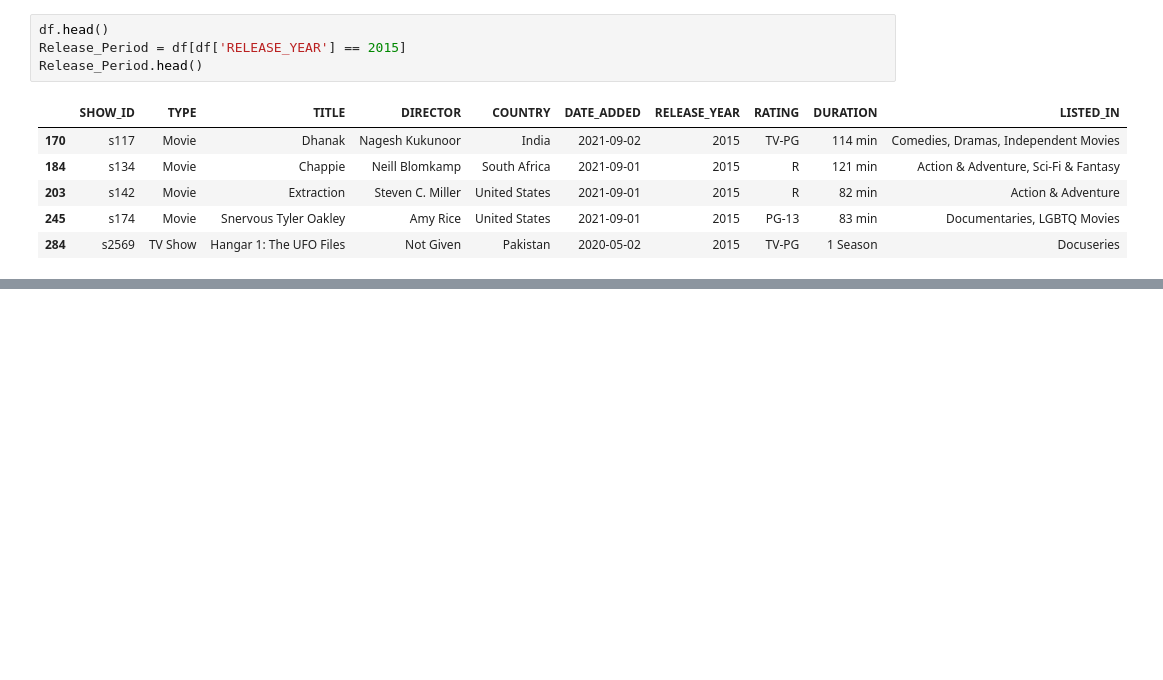
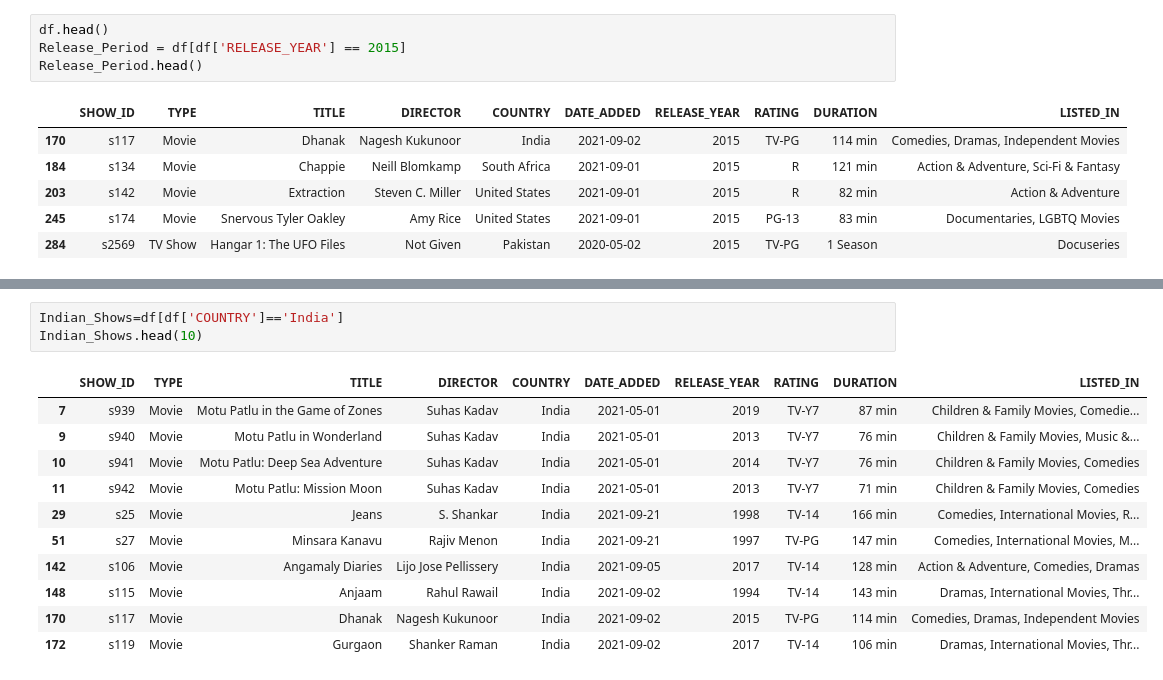
Before and after one commit to ShlokGadhave/Netflix, a Jupyter notebook: main.ipynb, the cells around one changed output, grey strips where cells are left out. Saved outputs shown, nothing was run; the diff lists cells and outputs as text; blank space fills up the shorter version.

```diff
--- a/main.ipynb
+++ b/main.ipynb
@@ -209,0 +225,15 @@ Release_Period.head()
+# %%
+Indian_Shows=df[df['COUNTRY']=='India']
+Indian_Shows.head(10)
+# %% [output]
+|  | SHOW_ID | TYPE | TITLE | DIRECTOR | COUNTRY | DATE_ADDED | RELEASE_YEAR | RATING | DURATION | LISTED_IN |
+| 7 | s939 | Movie | Motu Patlu in the Game of Zones | Suhas Kadav | India | 2021-05-01 | 2019 | TV-Y7 | 87 min | Children & Family Movies, Comedie... |
+| 9 | s940 | Movie | Motu Patlu in Wonderland | Suhas Kadav | India | 2021-05-01 | 2013 | TV-Y7 | 76 min | Children & Family Movies, Music &... |
+| 10 | s941 | Movie | Motu Patlu: Deep Sea Adventure | Suhas Kadav | India | 2021-05-01 | 2014 | TV-Y7 | 76 min | Children & Family Movies, Comedies |
+| 11 | s942 | Movie | Motu Patlu: Mission Moon | Suhas Kadav | India | 2021-05-01 | 2013 | TV-Y7 | 71 min | Children & Family Movies, Comedies |
+| 29 | s25 | Movie | Jeans | S. Shankar | India | 2021-09-21 | 1998 | TV-14 | 166 min | Comedies, International Movies, R... |
+| 51 | s27 | Movie | Minsara Kanavu | Rajiv Menon | India | 2021-09-21 | 1997 | TV-PG | 147 min | Comedies, International Movies, M... |
+| 142 | s106 | Movie | Angamaly Diaries | Lijo Jose Pellissery | India | 2021-09-05 | 2017 | TV-14 | 128 min | Action & Adventure, Comedies, Dramas |
+| 148 | s115 | Movie | Anjaam | Rahul Rawail | India | 2021-09-02 | 1994 | TV-14 | 143 min | Dramas, International Movies, Thr... |
+| 170 | s117 | Movie | Dhanak | Nagesh Kukunoor | India | 2021-09-02 | 2015 | TV-PG | 114 min | Comedies, Dramas, Independent Movies |
+| 172 | s119 | Movie | Gurgaon | Shanker Raman | India | 2021-09-02 | 2017 | TV-14 | 106 min | Dramas, International Movies, Thr... |
```
Also changed, not shown: parts of 13 cells of this notebook.
